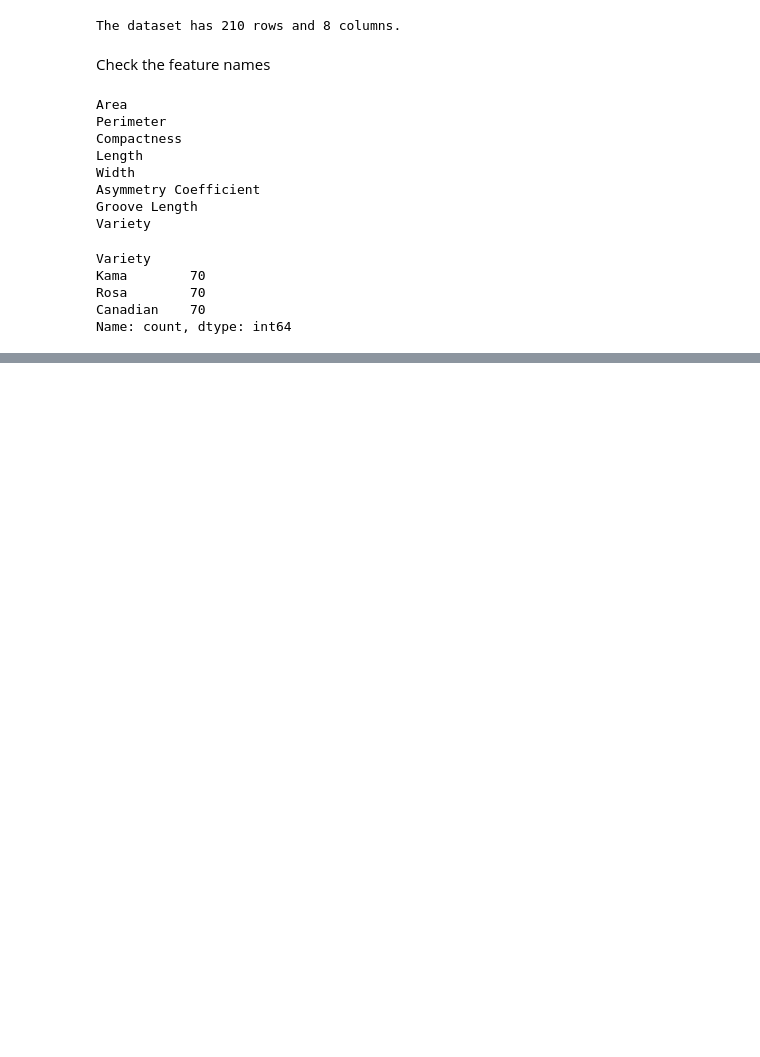
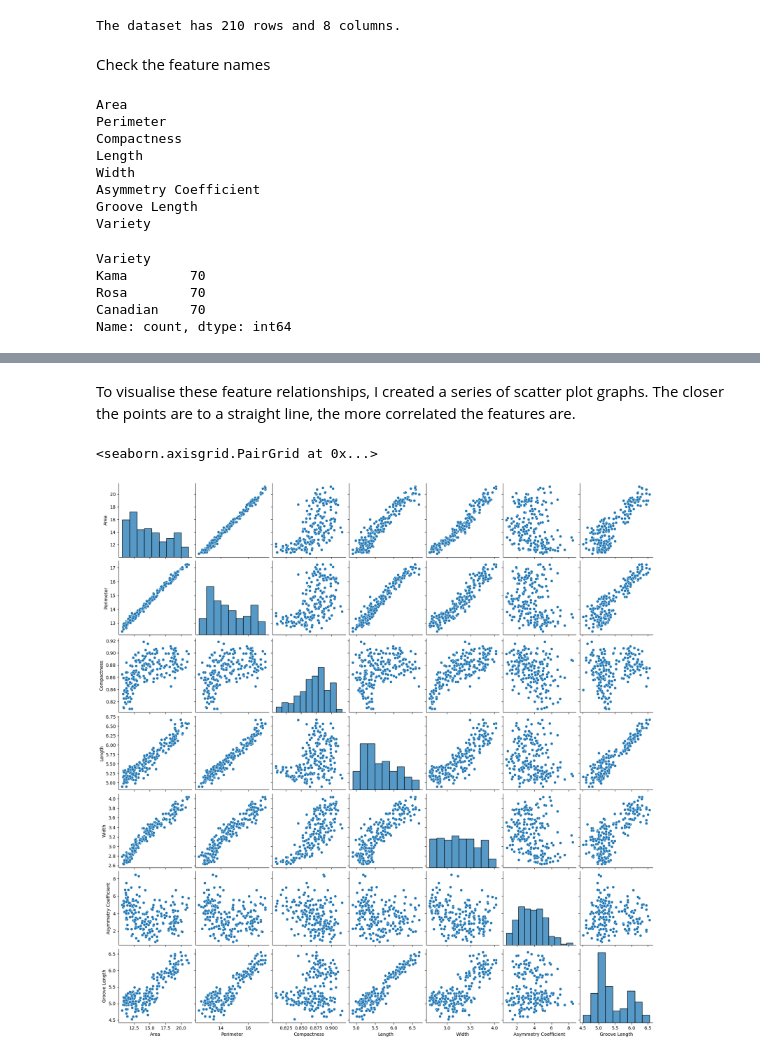
Before and after one commit to kaylamasson/CM3151-machine-learning-kaylamasson, a Jupyter notebook: seeds_classification.ipynb, the cells around one changed output, grey strips where cells are left out. Drawn from its saved outputs; the diff is of its cells as text; code cells hidden in the pictures; blank space fills up the shorter version.

```diff
--- a/seeds_classification.ipynb
+++ b/seeds_classification.ipynb
@@ -174,0 +223,7 @@ Name: count, dtype: int64
+# %% [markdown]
+To visualise these feature relationships, I created a series of scatter plot graphs. The closer the points are to a straight line, the more correlated the features are.
+# %%
+sns.pairplot(seeds_df, kind='scatter')
+# %% [output]
+<seaborn.axisgrid.PairGrid at 0x...>
+[figure, added]
```
Also changed, not shown: parts of 10 cells of this notebook.
